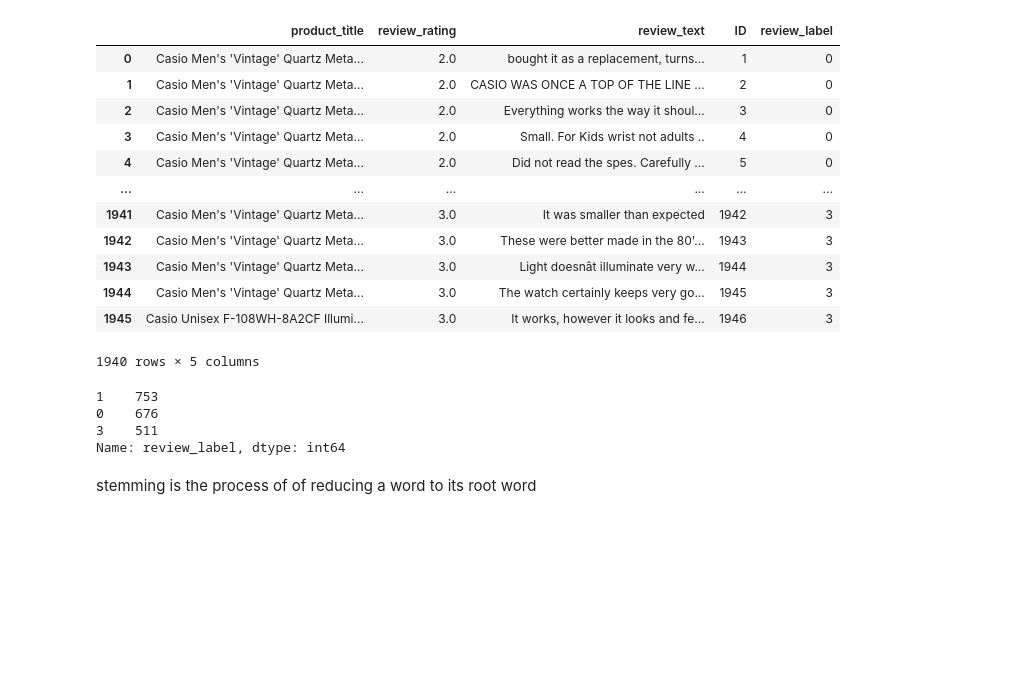
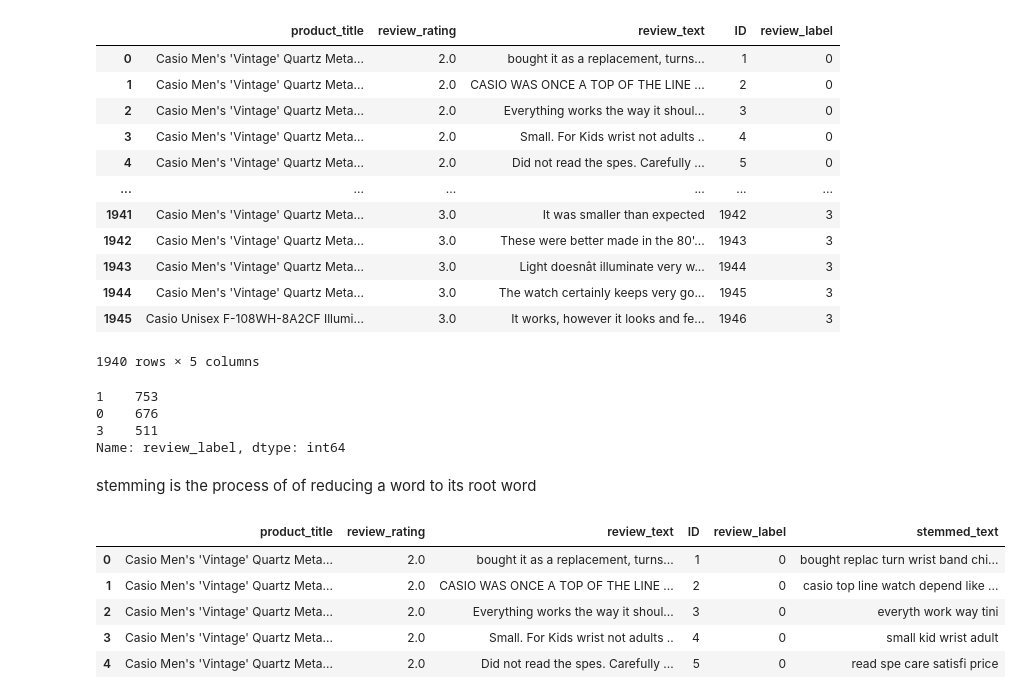
Before and after one commit to Lafri-13/dsgp-group23-business-data-harbour, a Jupyter notebook: Sentiment_Analysis_final.ipynb, the cells around one changed output. Cells and saved outputs as stored; diff of their text form; code cells hidden in the pictures; blank space fills up the shorter version.

```diff
--- a/Sentiment_Analysis_final.ipynb
+++ b/Sentiment_Analysis_final.ipynb
@@ -155,3 +179,14 @@ def stemming(content):
     stemmed_content = ' '.join(stemmed_content)
 
     return stemmed_content
+# %%
+review_data['stemmed_text'] = review_data['review_text'].apply(stemming)
+# %%
+review_data.head()
+# %% [output]
+|  | product_title | review_rating | review_text | ID | review_label | stemmed_text |
+| 0 | Casio Men's 'Vintage' Quartz Meta... | 2.0 | bought it as a replacement, turns... | 1 | 0 | bought replac turn wrist band chi... |
+| 1 | Casio Men's 'Vintage' Quartz Meta... | 2.0 | CASIO WAS ONCE A TOP OF THE LINE ... | 2 | 0 | casio top line watch depend like ... |
+| 2 | Casio Men's 'Vintage' Quartz Meta... | 2.0 | Everything works the way it shoul... | 3 | 0 | everyth work way tini |
+| 3 | Casio Men's 'Vintage' Quartz Meta... | 2.0 | Small. For Kids wrist not adults .. | 4 | 0 | small kid wrist adult |
+| 4 | Casio Men's 'Vintage' Quartz Meta... | 2.0 | Did not read the spes. Carefully ... | 5 | 0 | read spe care satisfi price |
```
Also changed, not shown: parts of 17 cells of this notebook.
